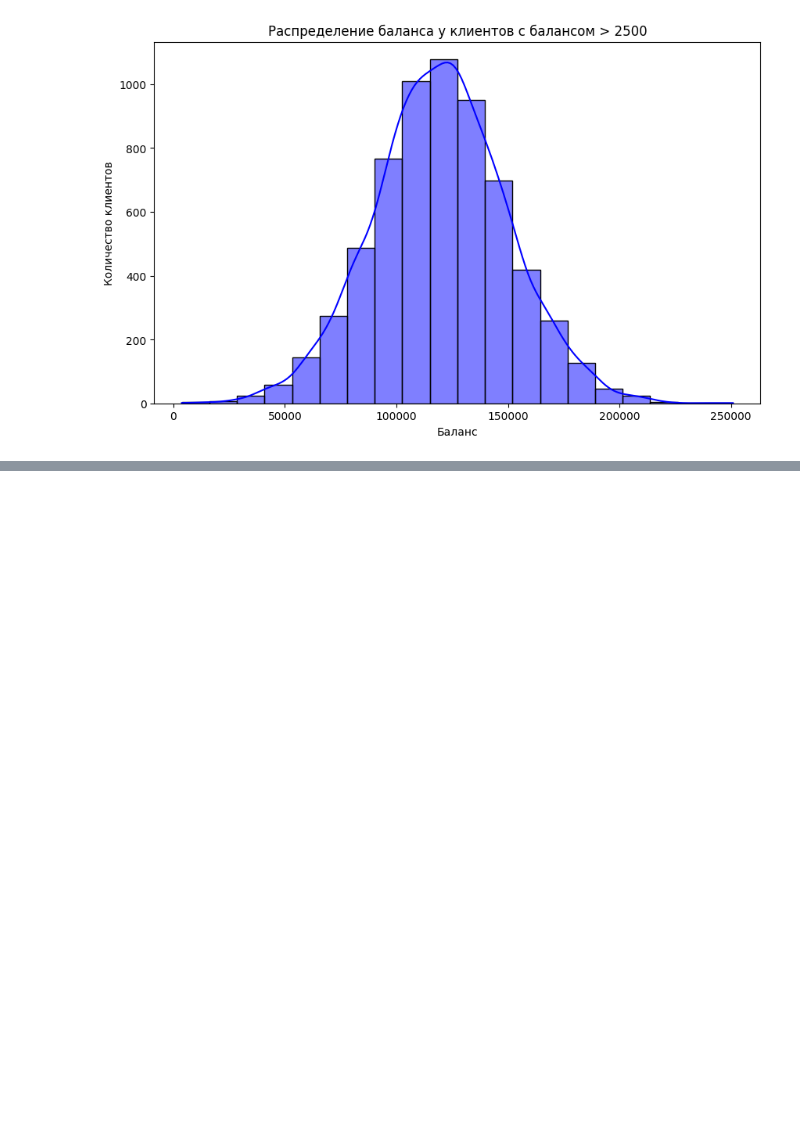
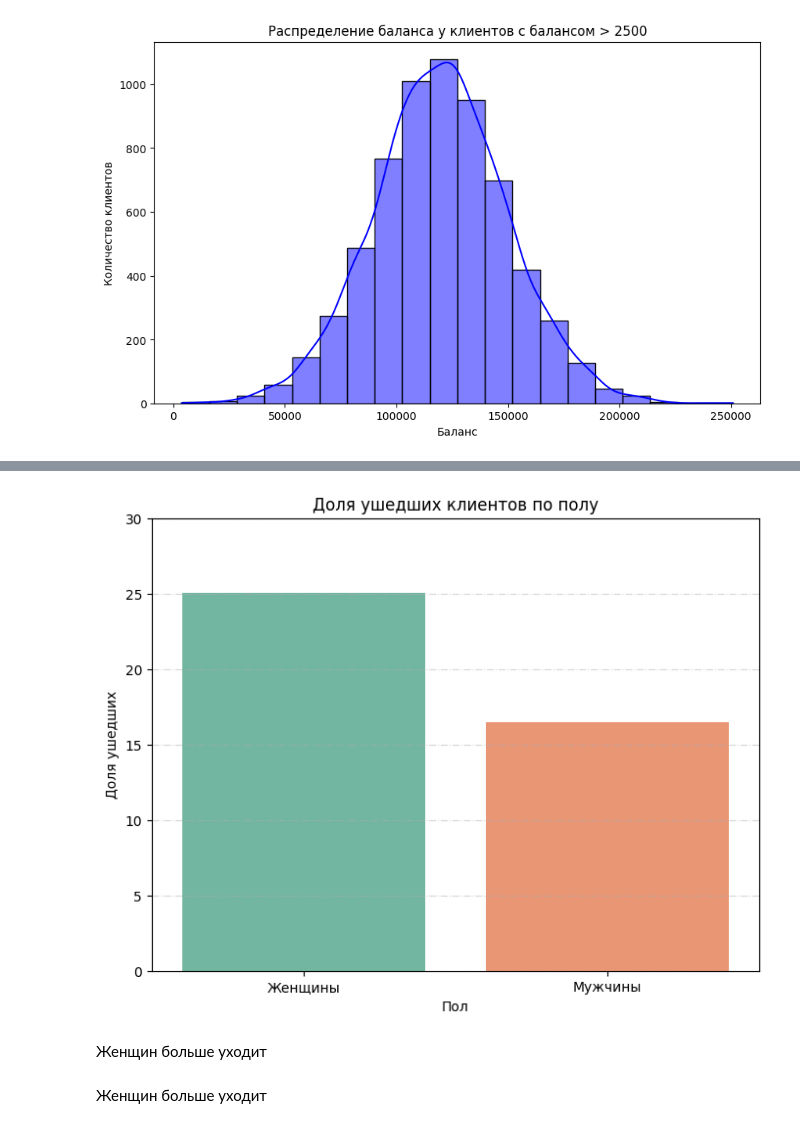
Before and after one commit to yevgeniy2504/sf_education_repo, a Jupyter notebook: task_2_hw/task_2.ipynb, the cells around one changed output, grey strips where cells are left out. Drawn from its saved outputs; the diff is of its cells as text; code cells hidden in the pictures; blank space fills up the shorter version.

```diff
--- a/task_2_hw/task_2.ipynb
+++ b/task_2_hw/task_2.ipynb
@@ -54,0 +133,27 @@ plt.show()
+# %%
+# Среднее по столбцу 'Exited' для каждой группы Gender
+gender_churn = churn.groupby('Gender')['Exited'].mean().reset_index()
+gender_churn['Exited'] = gender_churn['Exited'] * 100
+
+plt.figure(figsize=(8, 6))
+sns.barplot(
+    x='Gender',
+    y='Exited',
+    data=gender_churn,
+    hue='Gender',
+    palette=['#66c2a5', '#fc8d62']
+    )
+
+plt.title('Доля ушедших клиентов по полу')
+plt.xlabel('Пол')
+plt.ylabel('Доля ушедших')
+plt.ylim(0, 30)  # можно подстроить под масштаб
+plt.grid(axis='y', linestyle='-.', alpha=0.5)
+plt.xticks([0, 1], ['Женщины', 'Мужчины'])
+plt.show()
+# %% [output]
+[figure, added]
+# %% [markdown]
+Женщин больше уходит
+# %% [markdown]
+Женщин больше уходит
```
Also changed, not shown: parts of 12 cells of this notebook.
